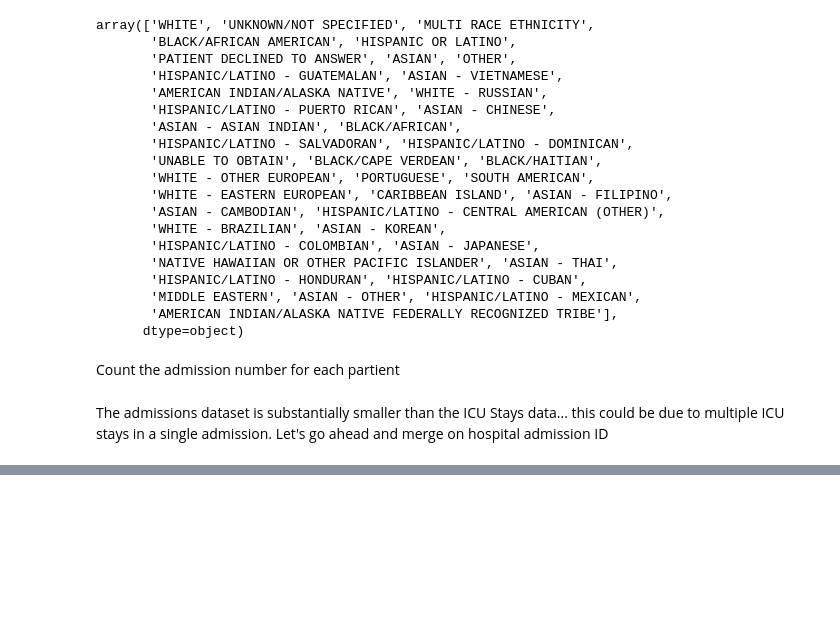
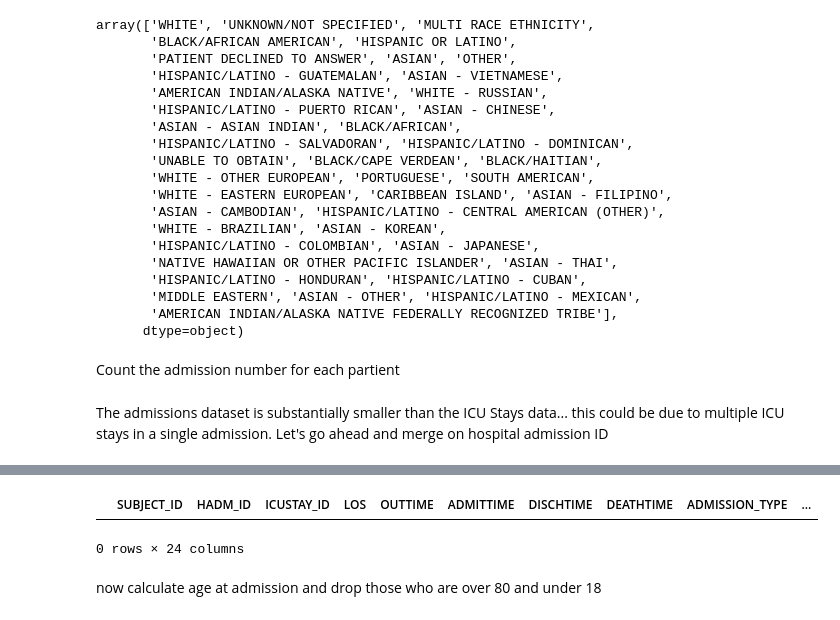
Before and after one commit to kaoriito/icu_los, a Jupyter notebook: ICU LOS Part 1- Cleaning and preparing data.ipynb, the cells around one changed output, grey strips where cells are left out. Drawn from its saved outputs; the diff is of its cells as text; code cells hidden in the pictures; blank space fills up the shorter version.

```diff
--- a/ICU LOS Part 1- Cleaning and preparing data.ipynb
+++ b/ICU LOS Part 1- Cleaning and preparing data.ipynb
@@ -166,0 +281,25 @@ print('# of subjects who have died: %i' % df_joined['DEATHTIME'].count())
+# %%
+# for patients who died on the same day they were discharged from ICU,
+# reset DEATHTIME to the ICU disch time since it was null before
+df = df_discrep[df_discrep['OUTDATE'] == df_discrep['DOD_HOSP']]
+df.loc[:,'DEATHTIME'] = df_discrep['OUTDATE']
+# %%
+# update 'deathtime' in df_lastStay
+indices=df.index
+deathtimes = pd.Series(df['DEATHTIME'], index=indices)
+df_lastStay.update(deathtimes, overwrite = True)
+# %%
+# now, remove the ICU stays that ended in death from df_joined
+ICUDeaths = df_lastStay[df_lastStay['DEATHTIME'].notnull()]['ICUSTAY_ID']
+df_merged = pd.merge(df_joined, ICUDeaths, how='outer', on = 'ICUSTAY_ID',indicator=True)
+# %%
+# keep only the ones that were "left only" - meaning they did not die in the ICU
+df_joined = df_merged.loc[df_merged._merge == 'left_only']
+# %%
+# check that if patient died, this was not their last ICU stay
+df_joined[df_joined['DEATHTIME'].notnull() & df_joined['NEXT_ICUSTAY'].isnull()]
+# %% [output]
+|  | SUBJECT_ID | HADM_ID | ICUSTAY_ID | LOS | OUTTIME | ADMITTIME | DISCHTIME | DEATHTIME | ADMISSION_TYPE | ... |
+0 rows × 24 columns
+# %% [markdown]
+now calculate age at admission and drop those who are over 80 and under 18
```
Also changed, not shown: parts of 57 cells of this notebook.
